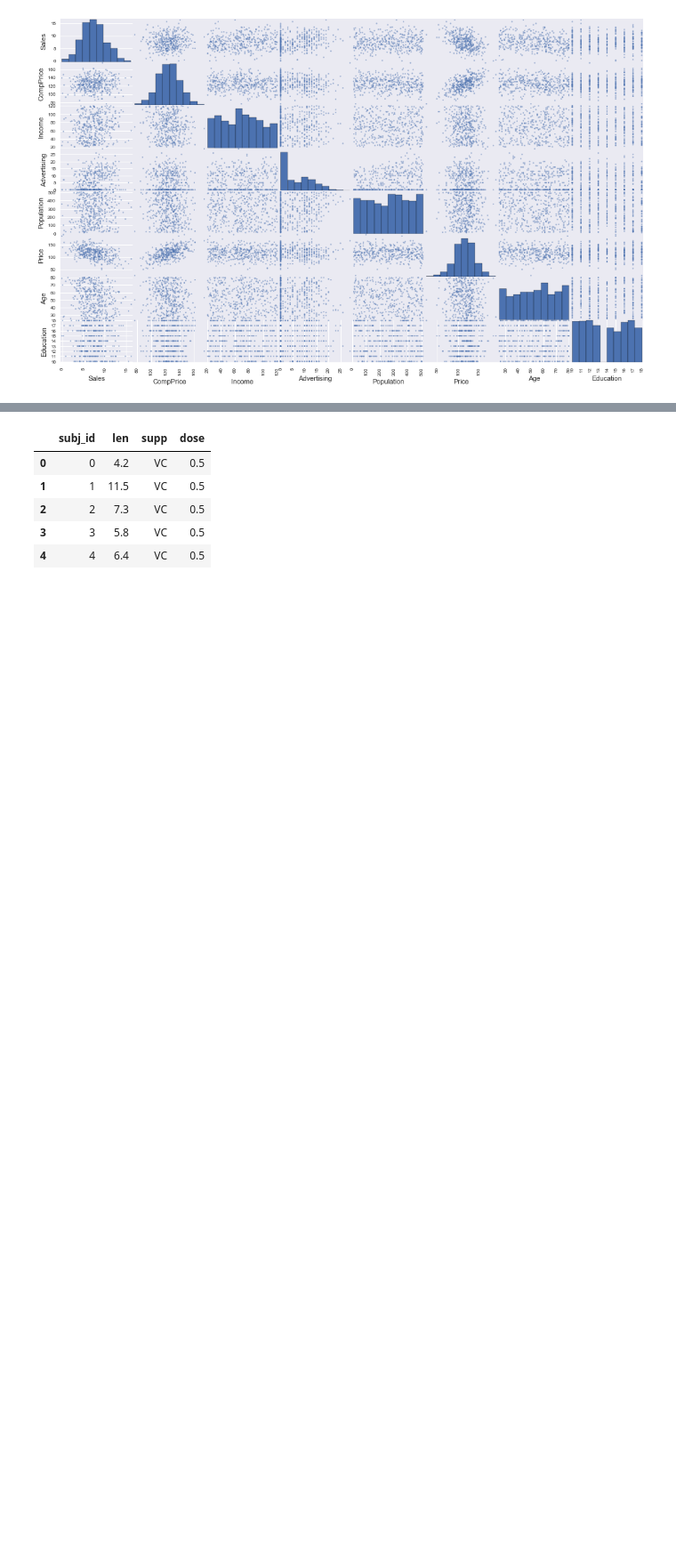
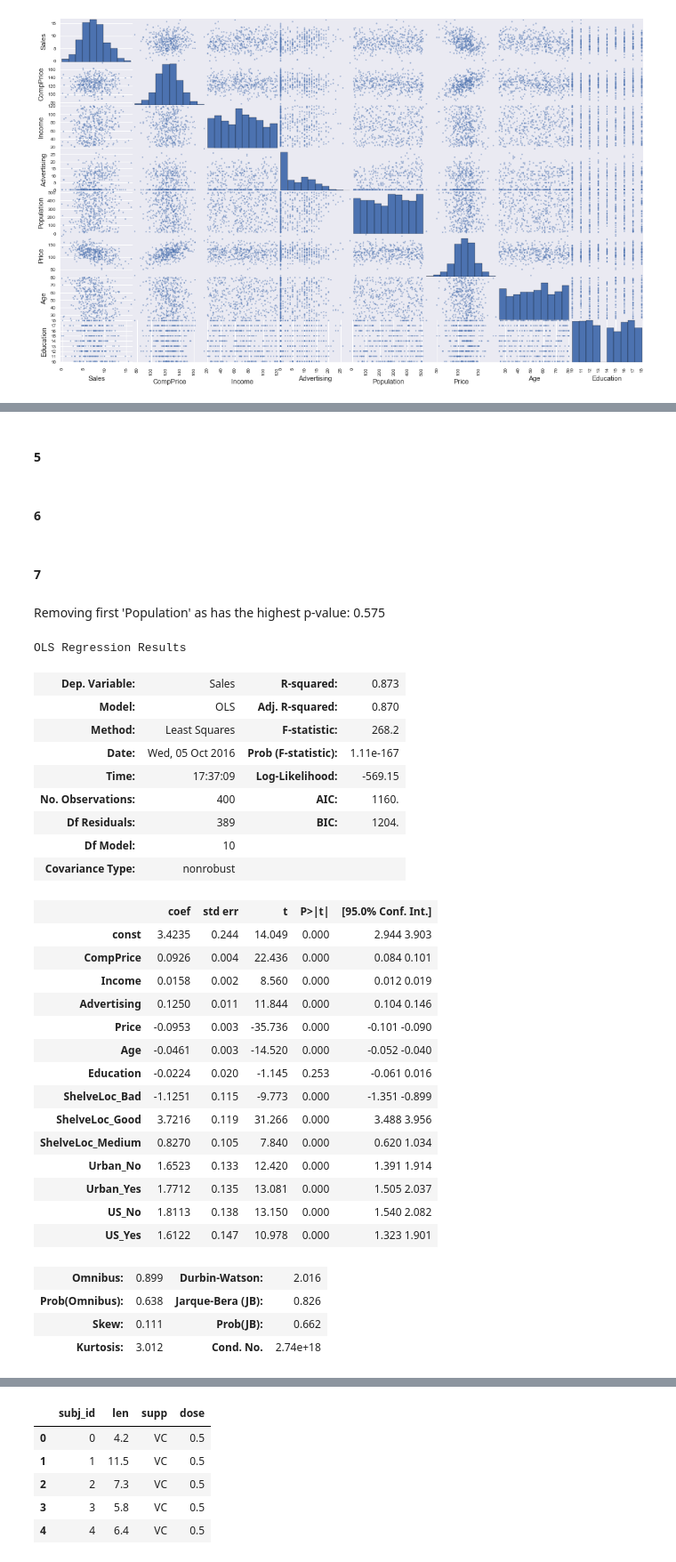
Before and after one commit to carlespoles/DSCI6002-student, a Jupyter notebook: week6/6-3_MultReg2/DSCI6002-6.3-Lab-CarlesPolesMielgo.ipynb, the cells around one changed output, grey strips where cells are left out. Shown at 89% size. Drawn from its saved outputs; the diff is of its cells as text; code cells hidden in the pictures; blank space fills up the shorter version.

```diff
--- a/week6/6-3_MultReg2/DSCI6002-6.3-Lab-CarlesPolesMielgo.ipynb
+++ b/week6/6-3_MultReg2/DSCI6002-6.3-Lab-CarlesPolesMielgo.ipynb
@@ -113,0 +178,47 @@ binarized = pd.get_dummies(car_seats)
+# %% [markdown]
+#### 5
+# %% [markdown]
+#### 6
+# %% [markdown]
+#### 7
+# %% [markdown]
+Removing first 'Population' as has the highest p-value: 0.575
+# %%
+y = binarized.Sales
+X = binarized[['CompPrice','Income','Advertising','Price','Age', 'Education', 'ShelveLoc_Bad', 'ShelveLoc_Good',
+       'ShelveLoc_Medium', 'Urban_No', 'Urban_Yes', 'US_No', 'US_Yes']]
+X = sm.add_constant(X)
+
+model = sm.OLS(y, X)
+results = model.fit()
+results.summary()
+# %% [output]
+OLS Regression Results
+| Dep. Variable: | Sales | R-squared: | 0.873 |
+| Model: | OLS | Adj. R-squared: | 0.870 |
+| Method: | Least Squares | F-statistic: | 268.2 |
+| Date: | Wed, 05 Oct 2016 | Prob (F-statistic): | 1.11e-167 |
+| Time: | 17:37:09 | Log-Likelihood: | -569.15 |
+| No. Observations: | 400 | AIC: | 1160. |
+| Df Residuals: | 389 | BIC: | 1204. |
+| Df Model: | 10 |  |  |
+| Covariance Type: | nonrobust |  |  |
+|  | coef | std err | t | P>|t| | [95.0% Conf. Int.] |
+| const | 3.4235 | 0.244 | 14.049 | 0.000 | 2.944 3.903 |
+| CompPrice | 0.0926 | 0.004 | 22.436 | 0.000 | 0.084 0.101 |
+| Income | 0.0158 | 0.002 | 8.560 | 0.000 | 0.012 0.019 |
+| Advertising | 0.1250 | 0.011 | 11.844 | 0.000 | 0.104 0.146 |
+| Price | -0.0953 | 0.003 | -35.736 | 0.000 | -0.101 -0.090 |
+| Age | -0.0461 | 0.003 | -14.520 | 0.000 | -0.052 -0.040 |
+| Education | -0.0224 | 0.020 | -1.145 | 0.253 | -0.061 0.016 |
+| ShelveLoc_Bad | -1.1251 | 0.115 | -9.773 | 0.000 | -1.351 -0.899 |
+| ShelveLoc_Good | 3.7216 | 0.119 | 31.266 | 0.000 | 3.488 3.956 |
+| ShelveLoc_Medium | 0.8270 | 0.105 | 7.840 | 0.000 | 0.620 1.034 |
+| Urban_No | 1.6523 | 0.133 | 12.420 | 0.000 | 1.391 1.914 |
+| Urban_Yes | 1.7712 | 0.135 | 13.081 | 0.000 | 1.505 2.037 |
+| US_No | 1.8113 | 0.138 | 13.150 | 0.000 | 1.540 2.082 |
+| US_Yes | 1.6122 | 0.147 | 10.978 | 0.000 | 1.323 1.901 |
+| Omnibus: | 0.899 | Durbin-Watson: | 2.016 |
+| Prob(Omnibus): | 0.638 | Jarque-Bera (JB): | 0.826 |
+| Skew: | 0.111 | Prob(JB): | 0.662 |
+| Kurtosis: | 3.012 | Cond. No. | 2.74e+18 |
```
Also changed, not shown: parts of 18 cells of this notebook.
